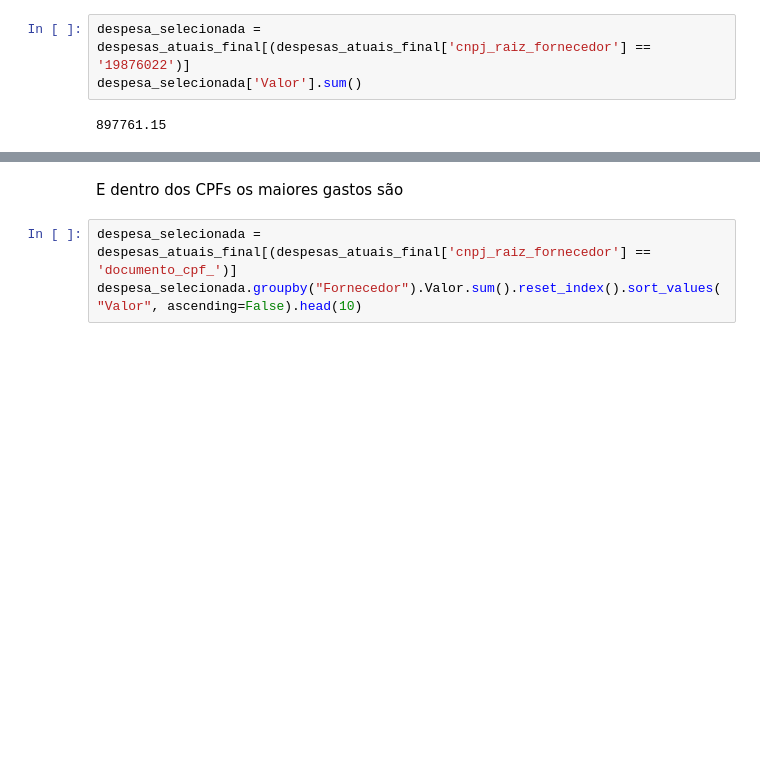
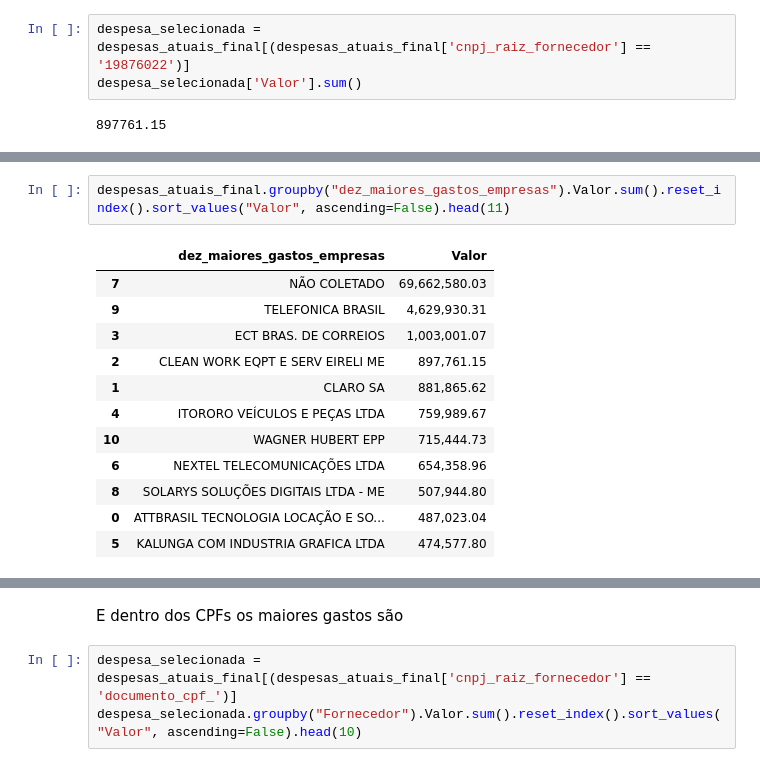
Before and after one commit to reichaves/alesp, a Jupyter notebook: alesp_despesas.ipynb, the cells around one changed output, grey strips where cells are left out. Saved outputs shown, nothing was run; the diff lists cells and outputs as text; blank space fills up the shorter version.

```diff
--- a/alesp_despesas.ipynb
+++ b/alesp_despesas.ipynb
@@ -582,0 +671,15 @@ despesa_selecionada.reset_index().head(1)
+# %%
+despesas_atuais_final.groupby("dez_maiores_gastos_empresas").Valor.sum().reset_index().sort_values("Valor", ascending=False).head(11)
+# %% [output]
+|  | dez_maiores_gastos_empresas | Valor |
+| 7 | NÃO COLETADO | 69,662,580.03 |
+| 9 | TELEFONICA BRASIL | 4,629,930.31 |
+| 3 | ECT BRAS. DE CORREIOS | 1,003,001.07 |
+| 2 | CLEAN WORK EQPT E SERV EIRELI ME | 897,761.15 |
+| 1 | CLARO SA | 881,865.62 |
+| 4 | ITORORO VEÍCULOS E PEÇAS LTDA | 759,989.67 |
+| 10 | WAGNER HUBERT EPP | 715,444.73 |
+| 6 | NEXTEL TELECOMUNICAÇÕES LTDA | 654,358.96 |
+| 8 | SOLARYS SOLUÇÕES DIGITAIS LTDA - ME | 507,944.80 |
+| 0 | ATTBRASIL TECNOLOGIA LOCAÇÃO E SO... | 487,023.04 |
+| 5 | KALUNGA COM INDUSTRIA GRAFICA LTDA | 474,577.80 |
```
Also changed, not shown: parts of 43 cells of this notebook, 3 other files.
